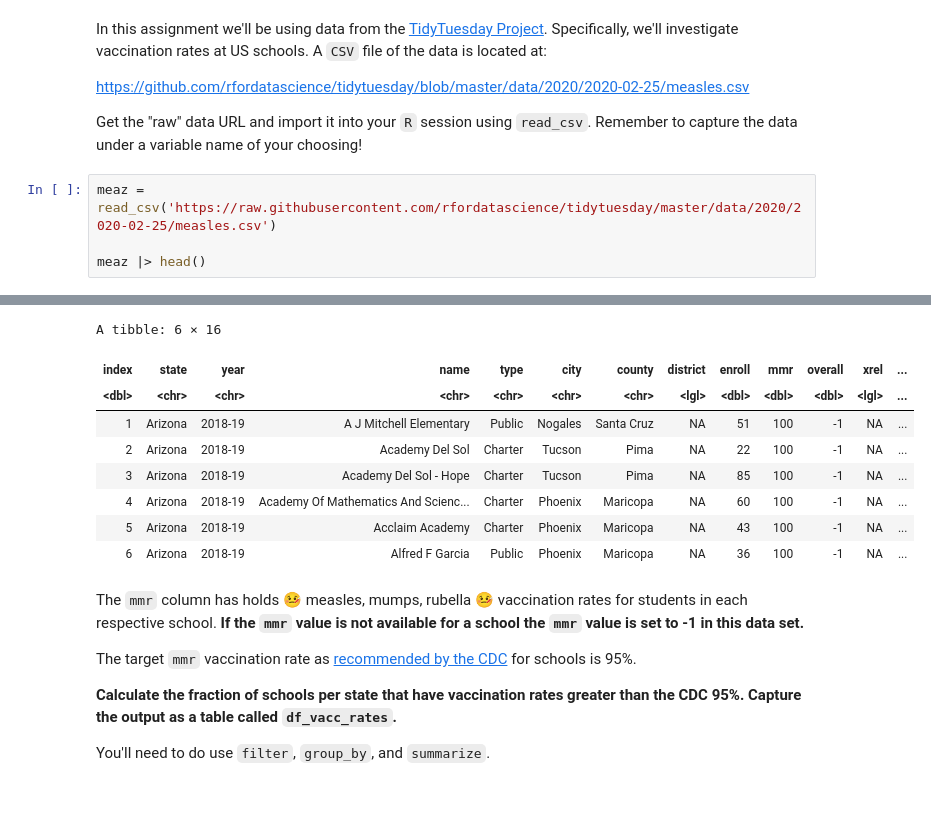
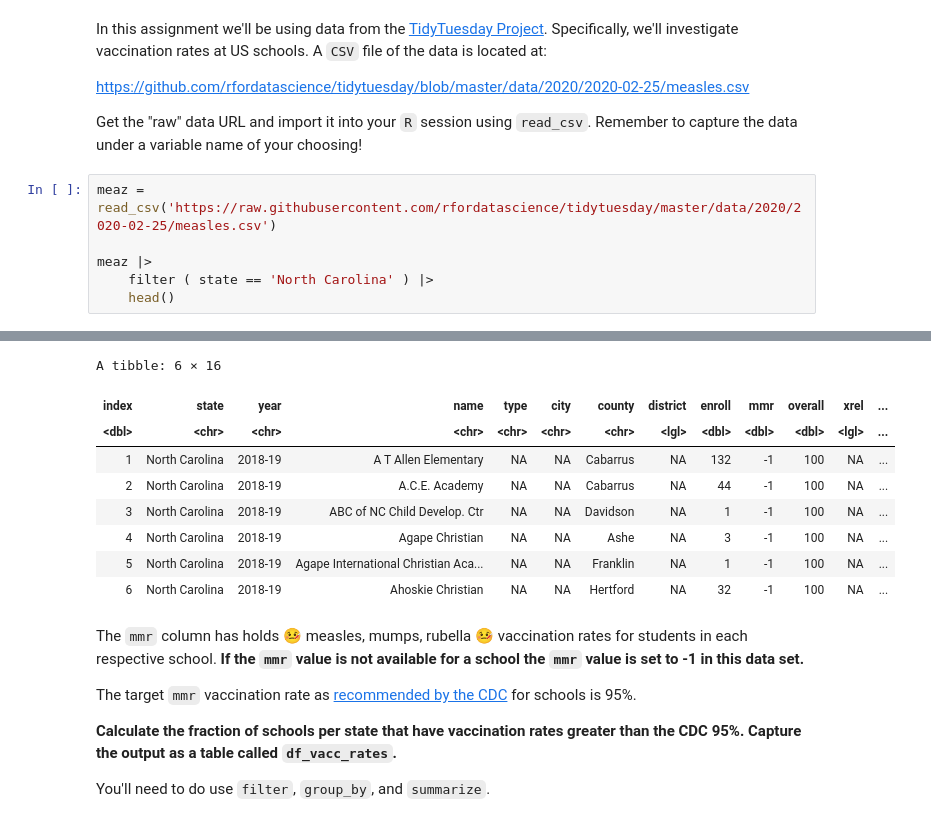
Before and after one commit to rcjones9/BIOS512-Assignments, a Jupyter notebook: 04_BIOS512_assignment.ipynb, the cells around one changed output, grey strips where cells are left out. Drawn from its saved outputs; the diff is of its cells as text.

```diff
--- a/04_BIOS512_assignment.ipynb
+++ b/04_BIOS512_assignment.ipynb
@@ -13,6 +22,8 @@ Get the "raw" data URL and import it into your `R` session using `read_csv`. Rem
 # %%
 meaz = read_csv('https://raw.githubusercontent.com/rfordatascience/tidytuesday/master/data/2020/2020-02-25/measles.csv')
 
-meaz |> head()
+meaz |>
+    filter ( state == 'North Carolina' ) |>
+    head()
 # %% [output]
 Rows: 66113 Columns: 16
@@ -27,14 +36,14 @@ lgl (2): district, xrel
 ℹ Use `spec()` to retrieve the full column specification for this data.
 ℹ Specify the column types or set `show_col_types = FALSE` to quiet this message.
 A tibble: 6 × 16
 | index | state | year | name | type | city | county | district | enroll | mmr | overall | xrel | ... |
 | <dbl> | <chr> | <chr> | <chr> | <chr> | <chr> | <chr> | <lgl> | <dbl> | <dbl> | <dbl> | <lgl> | ... |
-| 1 | Arizona | 2018-19 | A J Mitchell Elementary | Public | Nogales | Santa Cruz | NA | 51 | 100 | -1 | NA | ... |
-| 2 | Arizona | 2018-19 | Academy Del Sol | Charter | Tucson | Pima | NA | 22 | 100 | -1 | NA | ... |
-| 3 | Arizona | 2018-19 | Academy Del Sol - Hope | Charter | Tucson | Pima | NA | 85 | 100 | -1 | NA | ... |
-| 4 | Arizona | 2018-19 | Academy Of Mathematics And Scienc... | Charter | Phoenix | Maricopa | NA | 60 | 100 | -1 | NA | ... |
-| 5 | Arizona | 2018-19 | Acclaim Academy | Charter | Phoenix | Maricopa | NA | 43 | 100 | -1 | NA | ... |
-| 6 | Arizona | 2018-19 | Alfred F Garcia | Public | Phoenix | Maricopa | NA | 36 | 100 | -1 | NA | ... |
+| 1 | North Carolina | 2018-19 | A T Allen Elementary | NA | NA | Cabarrus | NA | 132 | -1 | 100 | NA | ... |
+| 2 | North Carolina | 2018-19 | A.C.E. Academy | NA | NA | Cabarrus | NA | 44 | -1 | 100 | NA | ... |
+| 3 | North Carolina | 2018-19 | ABC of NC Child Develop. Ctr | NA | NA | Davidson | NA | 1 | -1 | 100 | NA | ... |
+| 4 | North Carolina | 2018-19 | Agape Christian | NA | NA | Ashe | NA | 3 | -1 | 100 | NA | ... |
+| 5 | North Carolina | 2018-19 | Agape International Christian Aca... | NA | NA | Franklin | NA | 1 | -1 | 100 | NA | ... |
+| 6 | North Carolina | 2018-19 | Ahoskie Christian | NA | NA | Hertford | NA | 32 | -1 | 100 | NA | ... |
 # %% [markdown]
 The `mmr` column has holds 🤒 measles, mumps, rubella 🤒 vaccination rates for students in each respective school. **If the `mmr` value is not available for a school the `mmr` value is set to -1 in this data set.**
 
```
Also changed, not shown: parts of 8 cells of this notebook.
